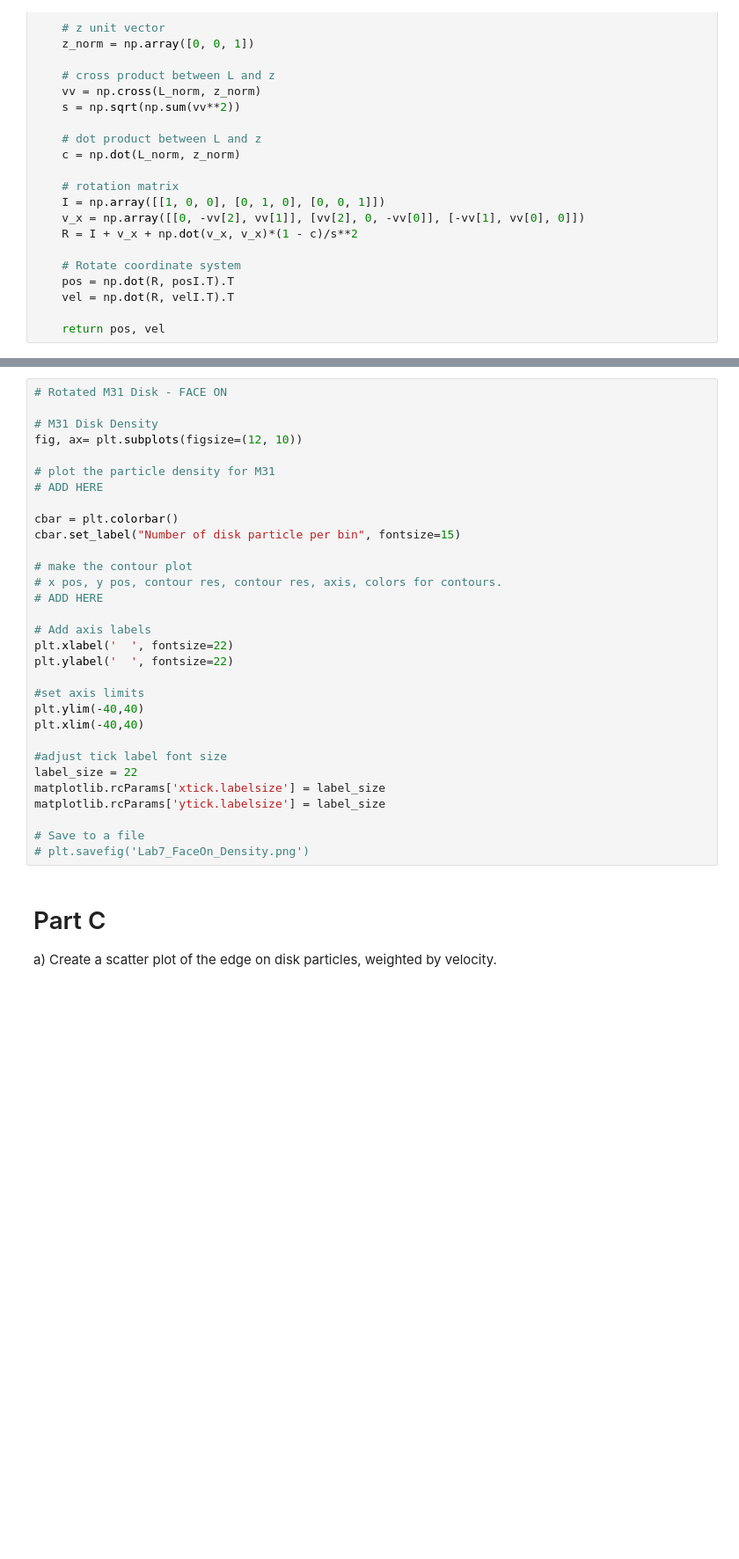
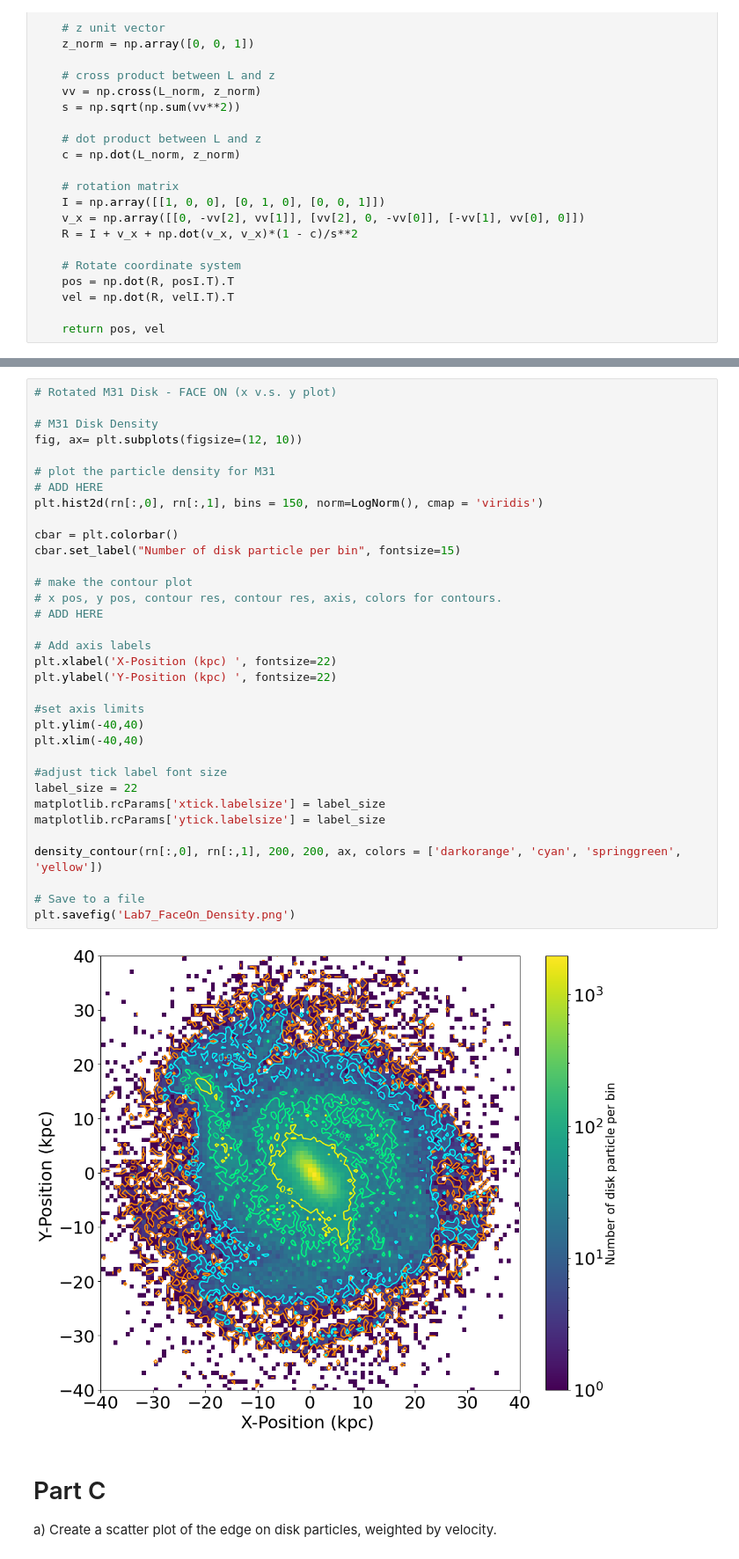
Before and after one commit to ThomasaturnV/ASTR400B, a Jupyter notebook: Labs/Lab7/Lab7.ipynb, the cells around one changed output, grey strips where cells are left out. Shown at 88% size. Cells and saved outputs as stored; diff of their text form; blank space fills up the shorter version.

```diff
--- a/Labs/Lab7/Lab7.ipynb
+++ b/Labs/Lab7/Lab7.ipynb
@@ -285,34 +293,39 @@ matplotlib.rcParams['ytick.labelsize'] = label_size
 # %%
-# Rotated M31 Disk - FACE ON
+# Rotated M31 Disk - FACE ON (x v.s. y plot)
 
 # M31 Disk Density
 fig, ax= plt.subplots(figsize=(12, 10))
 
 # plot the particle density for M31
 # ADD HERE
+plt.hist2d(rn[:,0], rn[:,1], bins = 150, norm=LogNorm(), cmap = 'viridis')
 
 cbar = plt.colorbar()
 cbar.set_label("Number of disk particle per bin", fontsize=15)
 
 # make the contour plot
 # x pos, y pos, contour res, contour res, axis, colors for contours.
 # ADD HERE
 
 # Add axis labels
-plt.xlabel('  ', fontsize=22)
-plt.ylabel('  ', fontsize=22)
+plt.xlabel('X-Position (kpc) ', fontsize=22)
+plt.ylabel('Y-Position (kpc) ', fontsize=22)
 
 #set axis limits
 plt.ylim(-40,40)
 plt.xlim(-40,40)
 
 #adjust tick label font size
 label_size = 22
 matplotlib.rcParams['xtick.labelsize'] = label_size
 matplotlib.rcParams['ytick.labelsize'] = label_size
 
+density_contour(rn[:,0], rn[:,1], 200, 200, ax, colors = ['darkorange', 'cyan', 'springgreen', 'yellow'])
+
 # Save to a file
-# plt.savefig('Lab7_FaceOn_Density.png')
+plt.savefig('Lab7_FaceOn_Density.png')
+# %% [output]
+[figure, added]
 # %% [markdown]
 # Part C
 
```
Also changed, not shown: parts of 11 cells of this notebook, 6 other files.
